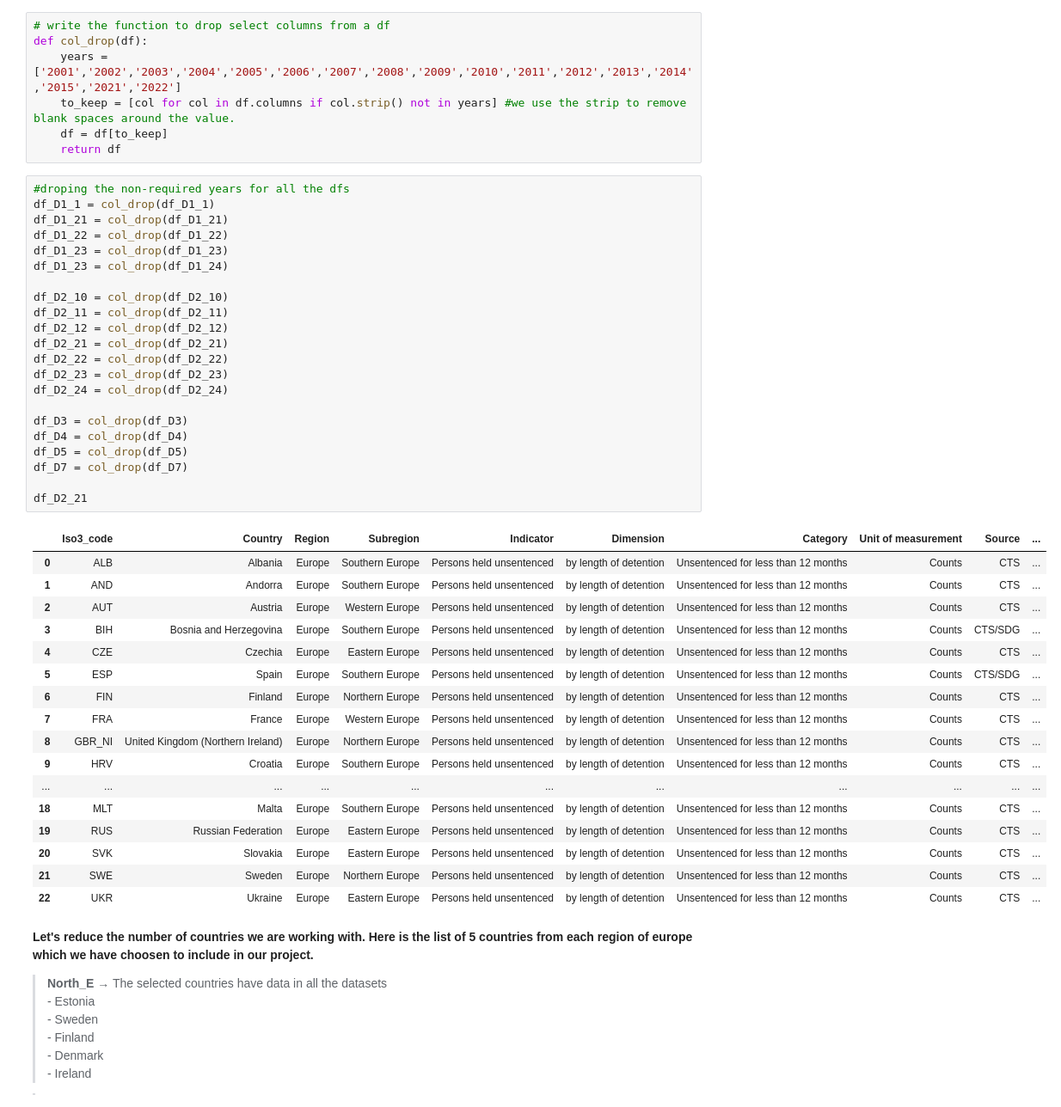
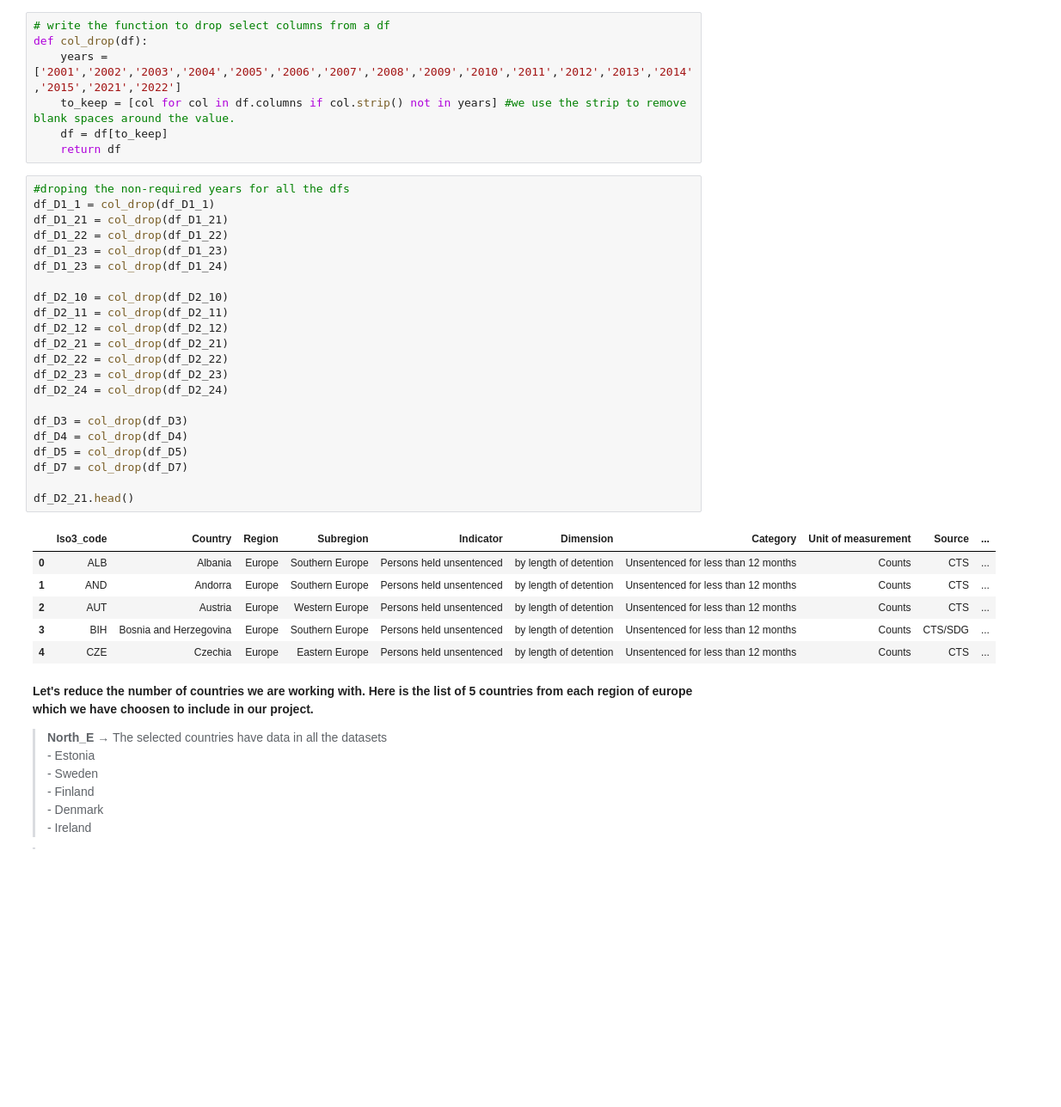
Before and after one commit to Prisoner-s-Dilemma/OpenAccess-DigitalEthics-ProjectMaterial, a Jupyter notebook: Mashup_datasets.ipynb, the cells around one changed output. Shown at 86% size. Cells and saved outputs as stored; diff of their text form; blank space fills up the shorter version.

```diff
--- a/Mashup_datasets.ipynb
+++ b/Mashup_datasets.ipynb
@@ -75,43 +75,32 @@ def col_drop(df):
 # %%
 #droping the non-required years for all the dfs
 df_D1_1 = col_drop(df_D1_1)
 df_D1_21 = col_drop(df_D1_21)
 df_D1_22 = col_drop(df_D1_22)
 df_D1_23 = col_drop(df_D1_23)
 df_D1_23 = col_drop(df_D1_24)
 
 df_D2_10 = col_drop(df_D2_10)
 df_D2_11 = col_drop(df_D2_11)
 df_D2_12 = col_drop(df_D2_12)
 df_D2_21 = col_drop(df_D2_21)
 df_D2_22 = col_drop(df_D2_22)
 df_D2_23 = col_drop(df_D2_23)
 df_D2_24 = col_drop(df_D2_24)
 
 df_D3 = col_drop(df_D3)
 df_D4 = col_drop(df_D4)
 df_D5 = col_drop(df_D5)
 df_D7 = col_drop(df_D7)
 
-df_D2_21
+df_D2_21.head()
 # %% [output]
 |  | Iso3_code | Country | Region | Subregion | Indicator | Dimension | Category | Unit of measurement | Source | ... |
 | 0 | ALB | Albania | Europe | Southern Europe | Persons held unsentenced | by length of detention | Unsentenced for less than 12 months | Counts | CTS | ... |
 | 1 | AND | Andorra | Europe | Southern Europe | Persons held unsentenced | by length of detention | Unsentenced for less than 12 months | Counts | CTS | ... |
 | 2 | AUT | Austria | Europe | Western Europe | Persons held unsentenced | by length of detention | Unsentenced for less than 12 months | Counts | CTS | ... |
 | 3 | BIH | Bosnia and Herzegovina | Europe | Southern Europe | Persons held unsentenced | by length of detention | Unsentenced for less than 12 months | Counts | CTS/SDG | ... |
 | 4 | CZE | Czechia | Europe | Eastern Europe | Persons held unsentenced | by length of detention | Unsentenced for less than 12 months | Counts | CTS | ... |
-| 5 | ESP | Spain | Europe | Southern Europe | Persons held unsentenced | by length of detention | Unsentenced for less than 12 months | Counts | CTS/SDG | ... |
-| 6 | FIN | Finland | Europe | Northern Europe | Persons held unsentenced | by length of detention | Unsentenced for less than 12 months | Counts | CTS | ... |
-| 7 | FRA | France | Europe | Western Europe | Persons held unsentenced | by length of detention | Unsentenced for less than 12 months | Counts | CTS | ... |
-| 8 | GBR_NI | United Kingdom (Northern Ireland) | Europe | Northern Europe | Persons held unsentenced | by length of detention | Unsentenced for less than 12 months | Counts | CTS | ... |
-| 9 | HRV | Croatia | Europe | Southern Europe | Persons held unsentenced | by length of detention | Unsentenced for less than 12 months | Counts | CTS | ... |
-| ... | ... | ... | ... | ... | ... | ... | ... | ... | ... | ... |
-| 18 | MLT | Malta | Europe | Southern Europe | Persons held unsentenced | by length of detention | Unsentenced for less than 12 months | Counts | CTS | ... |
-| 19 | RUS | Russian Federation | Europe | Eastern Europe | Persons held unsentenced | by length of detention | Unsentenced for less than 12 months | Counts | CTS | ... |
-| 20 | SVK | Slovakia | Europe | Eastern Europe | Persons held unsentenced | by length of detention | Unsentenced for less than 12 months | Counts | CTS | ... |
-| 21 | SWE | Sweden | Europe | Northern Europe | Persons held unsentenced | by length of detention | Unsentenced for less than 12 months | Counts | CTS | ... |
-| 22 | UKR | Ukraine | Europe | Eastern Europe | Persons held unsentenced | by length of detention | Unsentenced for less than 12 months | Counts | CTS | ... |
 # %% [markdown]
 **Let's reduce the number of countries we are working with. Here is the list of 5 countries from each region of europe which we have choosen to include in our project.**
 
```
Also changed, not shown: parts of 8 cells of this notebook.
